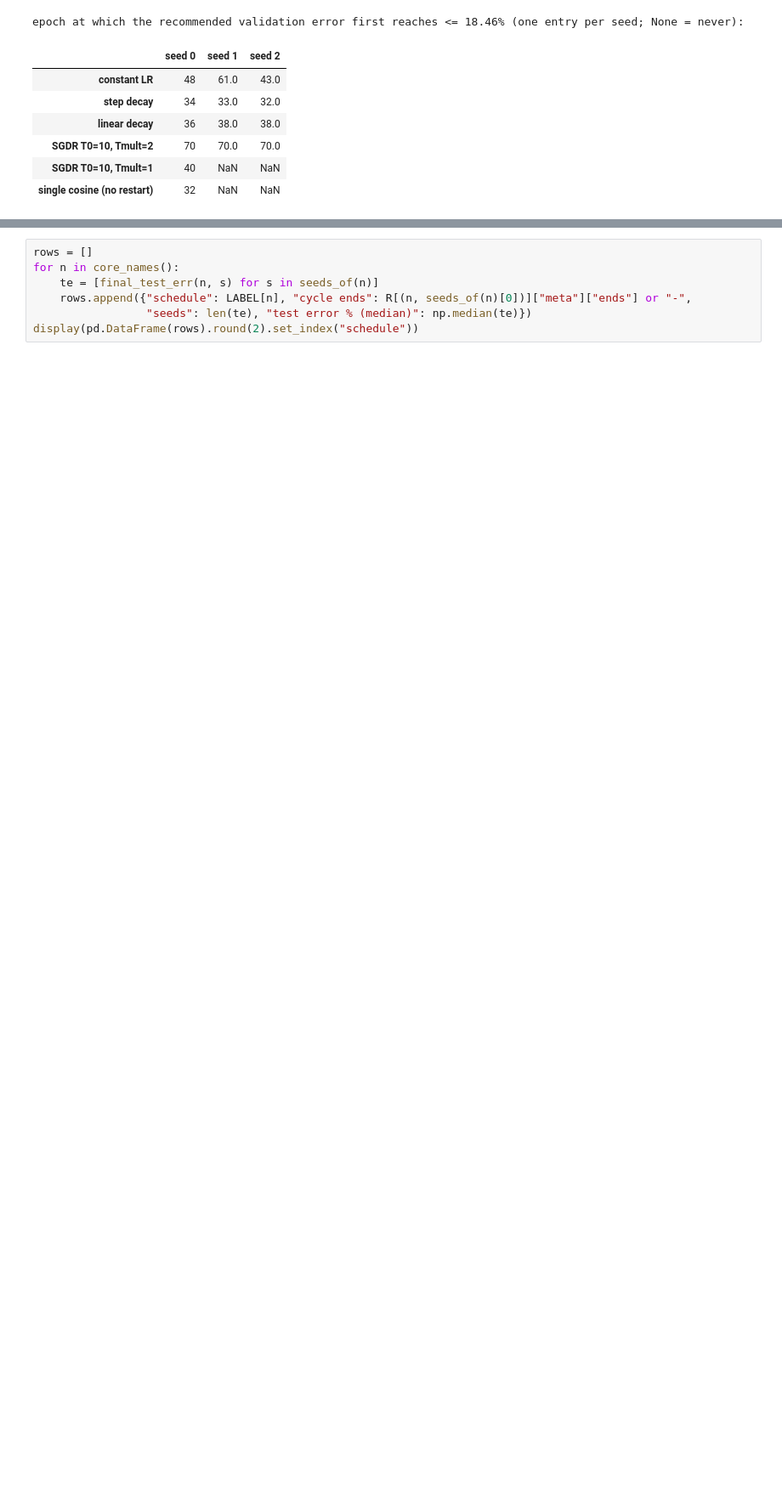
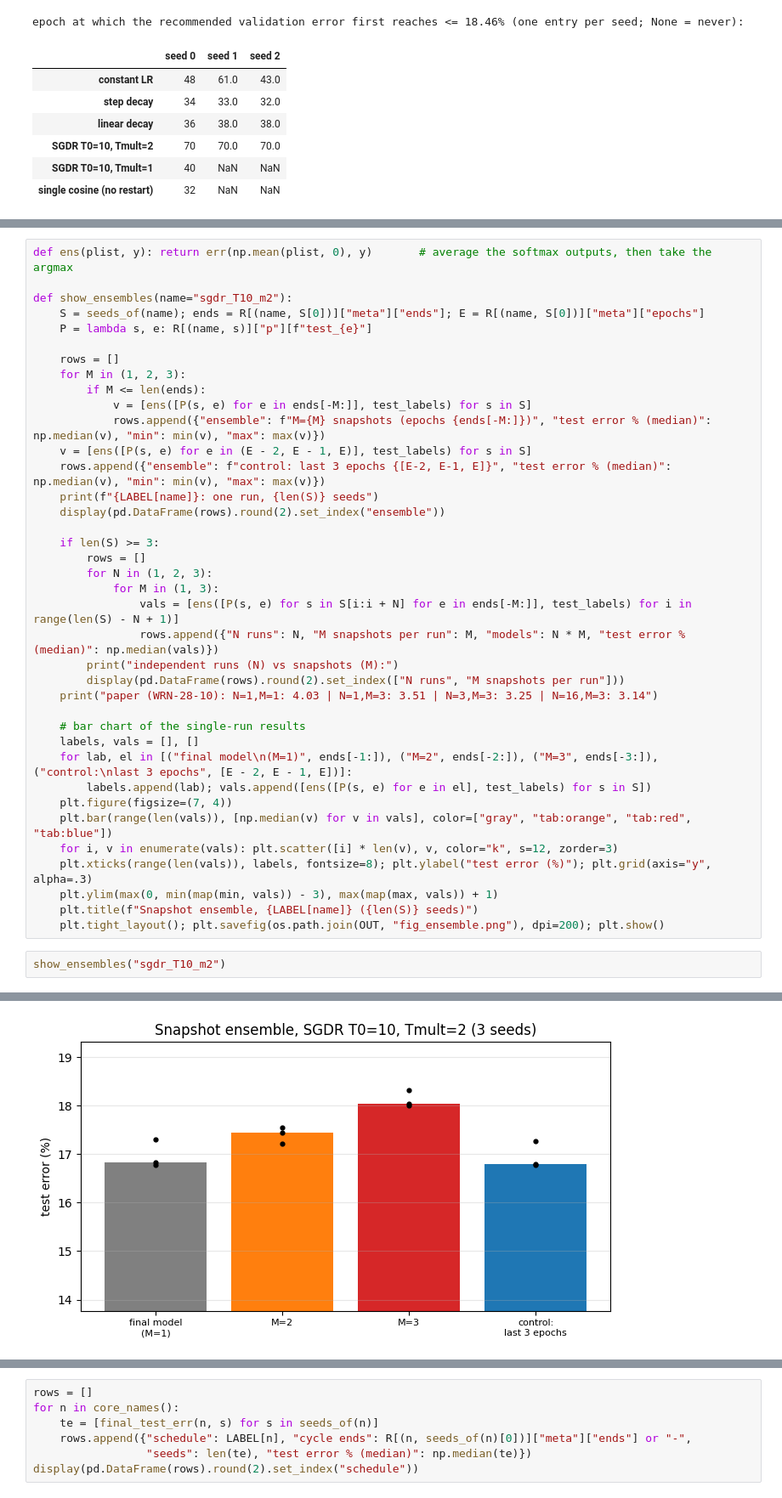
Before and after one commit to AdityaAnand-Vi/SGDR_implementation, a Jupyter notebook: SGDR_v3.ipynb, the cells around one changed output, grey strips where cells are left out. Shown at 85% size. Cells and saved outputs as stored; diff of their text form; blank space fills up the shorter version.

```diff
--- a/SGDR_v3.ipynb
+++ b/SGDR_v3.ipynb
@@ -581,0 +689,41 @@ epoch at which the recommended validation error first reaches <= 18.46% (one ent
+# %%
+def ens(plist, y): return err(np.mean(plist, 0), y)       # average the softmax outputs, then take the argmax
+
+def show_ensembles(name="sgdr_T10_m2"):
+    S = seeds_of(name); ends = R[(name, S[0])]["meta"]["ends"]; E = R[(name, S[0])]["meta"]["epochs"]
+    P = lambda s, e: R[(name, s)]["p"][f"test_{e}"]
+
+    rows = []
+    for M in (1, 2, 3):
+        if M <= len(ends):
+            v = [ens([P(s, e) for e in ends[-M:]], test_labels) for s in S]
+            rows.append({"ensemble": f"M={M} snapshots (epochs {ends[-M:]})", "test error % (median)": np.median(v), "min": min(v), "max": max(v)})
+    v = [ens([P(s, e) for e in (E - 2, E - 1, E)], test_labels) for s in S]
+    rows.append({"ensemble": f"control: last 3 epochs {[E-2, E-1, E]}", "test error % (median)": np.median(v), "min": min(v), "max": max(v)})
+    print(f"{LABEL[name]}: one run, {len(S)} seeds")
+    display(pd.DataFrame(rows).round(2).set_index("ensemble"))
+
+    if len(S) >= 3:
+        rows = []
+        for N in (1, 2, 3):
+            for M in (1, 3):
+                vals = [ens([P(s, e) for s in S[i:i + N] for e in ends[-M:]], test_labels) for i in range(len(S) - N + 1)]
+                rows.append({"N runs": N, "M snapshots per run": M, "models": N * M, "test error % (median)": np.median(vals)})
+        print("independent runs (N) vs snapshots (M):")
+        display(pd.DataFrame(rows).round(2).set_index(["N runs", "M snapshots per run"]))
+    print("paper (WRN-28-10): N=1,M=1: 4.03 | N=1,M=3: 3.51 | N=3,M=3: 3.25 | N=16,M=3: 3.14")
+
+    # bar chart of the single-run results
+    labels, vals = [], []
+    for lab, el in [("final model\n(M=1)", ends[-1:]), ("M=2", ends[-2:]), ("M=3", ends[-3:]), ("control:\nlast 3 epochs", [E - 2, E - 1, E])]:
+        labels.append(lab); vals.append([ens([P(s, e) for e in el], test_labels) for s in S])
+    plt.figure(figsize=(7, 4))
+    plt.bar(range(len(vals)), [np.median(v) for v in vals], color=["gray", "tab:orange", "tab:red", "tab:blue"])
+    for i, v in enumerate(vals): plt.scatter([i] * len(v), v, color="k", s=12, zorder=3)
+    plt.xticks(range(len(vals)), labels, fontsize=8); plt.ylabel("test error (%)"); plt.grid(axis="y", alpha=.3)
+    plt.ylim(max(0, min(map(min, vals)) - 3), max(map(max, vals)) + 1)
+    plt.title(f"Snapshot ensemble, {LABEL[name]} ({len(S)} seeds)")
+    plt.tight_layout(); plt.savefig(os.path.join(OUT, "fig_ensemble.png"), dpi=200); plt.show()
+# %%
+show_ensembles("sgdr_T10_m2")
+# %% [output]
@@ -581,0 +747 @@ epoch at which the recommended validation error first reaches <= 18.46% (one ent
+[figure, added]
```
Also changed, not shown: parts of 42 cells of this notebook.
